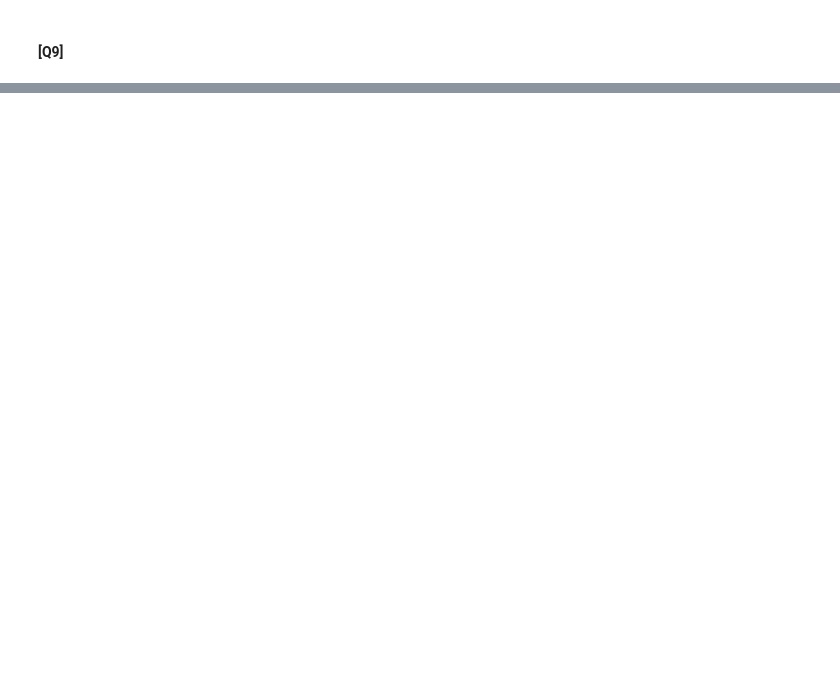
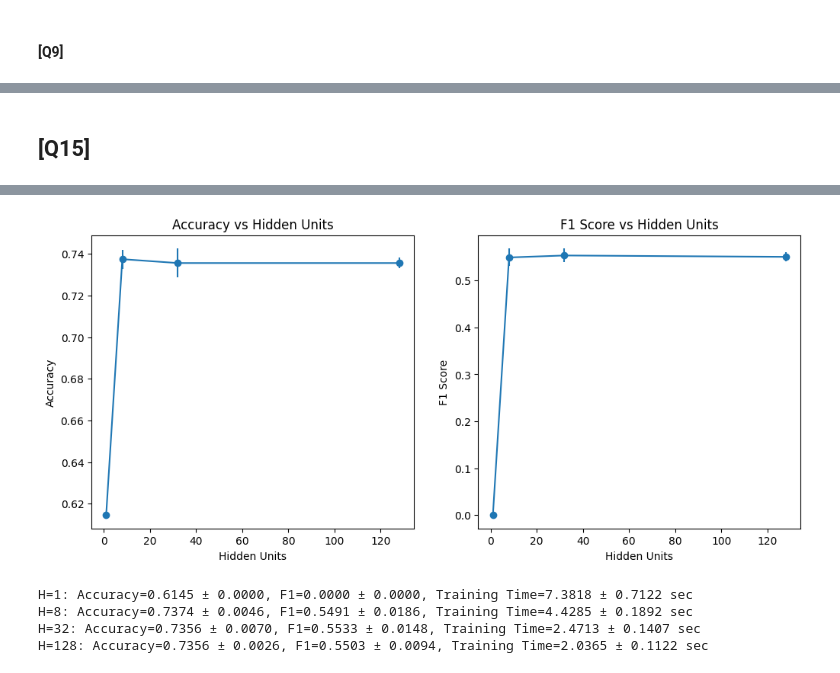
Before and after one commit to AnSloge/HKUST-COMP4211-Programming-Assignment-1, a Jupyter notebook: analysis.ipynb, the cells around one changed output, grey strips where cells are left out. Drawn from its saved outputs; the diff is of its cells as text; code cells hidden in the pictures; blank space fills up the shorter version.

```diff
--- a/analysis.ipynb
+++ b/analysis.ipynb
@@ -885,0 +970,61 @@ R² Score on Validation Set: 0.2297
+# %% [markdown]
+## [Q15]
+# %%
+# Hidden units to test
+hidden_units = [1, 8, 32, 128]
+
+# Store results
+results = {}
+
+for H in hidden_units:
+    train_times, accuracies, f1_scores = [], [], []
+
+    for _ in range(3):  # Repeat 3 times
+        model = keras.Sequential([
+            layers.Dense(H, activation='relu', input_shape=(X_train.shape[1],)),
+            layers.Dense(H, activation='relu'),
+            layers.Dense(H, activation='relu'),
+            layers.Dense(1, activation='sigmoid')  # Binary classification
+        ])
+
+        model.compile(optimizer='adam', loss='binary_crossentropy', metrics=['accuracy'])
+
+        start_time = time.time()
+        model.fit(X_train, y_train, epochs=50, batch_size=32, validation_data=(X_val, y_val),
+                  callbacks=[keras.callbacks.EarlyStopping(patience=5)])
+        train_time = time.time() - start_time
+
+        y_pred = (model.predict(X_val) > 0.5).astype(int)
+        accuracy = accuracy_score(y_val, y_pred)
+        f1 = f1_score(y_val, y_pred)
+
+        train_times.append(train_time)
+        accuracies.append(accuracy)
+        f1_scores.append(f1)
+
+    results[H] = {
+        'train_time_mean': np.mean(train_times), 'train_time_std': np.std(train_times),
+        'accuracy_mean': np.mean(accuracies), 'accuracy_std': np.std(accuracies),
+        'f1_mean': np.mean(f1_scores), 'f1_std': np.std(f1_scores)
+    }
+
+# Plot results
+fig, ax = plt.subplots(1, 2, figsize=(12, 5))
+ax[0].errorbar(hidden_units, [results[H]['accuracy_mean'] for H in hidden_units],
+               yerr=[results[H]['accuracy_std'] for H in hidden_units], label='Accuracy', fmt='-o')
+ax[1].errorbar(hidden_units, [results[H]['f1_mean'] for H in hidden_units],
+               yerr=[results[H]['f1_std'] for H in hidden_units], label='F1 Score', fmt='-o')
+ax[0].set_title("Accuracy vs Hidden Units")
+ax[1].set_title("F1 Score vs Hidden Units")
+ax[0].set_xlabel("Hidden Units")
+ax[1].set_xlabel("Hidden Units")
+ax[0].set_ylabel("Accuracy")
+ax[1].set_ylabel("F1 Score")
+plt.show()
+
+# Print results
+for H, res in results.items():
+    print(f"H={H}: Accuracy={res['accuracy_mean']:.4f} ± {res['accuracy_std']:.4f}, "
+          f"F1={res['f1_mean']:.4f} ± {res['f1_std']:.4f}, "
+          f"Training Time={res['train_time_mean']:.4f} ± {res['train_time_std']:.4f} sec")
+# %% [output]
@@ -885,0 +1226,5 @@ R² Score on Validation Set: 0.2297
+[figure, added]
+H=1: Accuracy=0.6145 ± 0.0000, F1=0.0000 ± 0.0000, Training Time=7.3818 ± 0.7122 sec
+H=8: Accuracy=0.7374 ± 0.0046, F1=0.5491 ± 0.0186, Training Time=4.4285 ± 0.1892 sec
+H=32: Accuracy=0.7356 ± 0.0070, F1=0.5533 ± 0.0148, Training Time=2.4713 ± 0.1407 sec
+H=128: Accuracy=0.7356 ± 0.0026, F1=0.5503 ± 0.0094, Training Time=2.0365 ± 0.1122 sec
```
Also changed, not shown: parts of 12 cells of this notebook.
